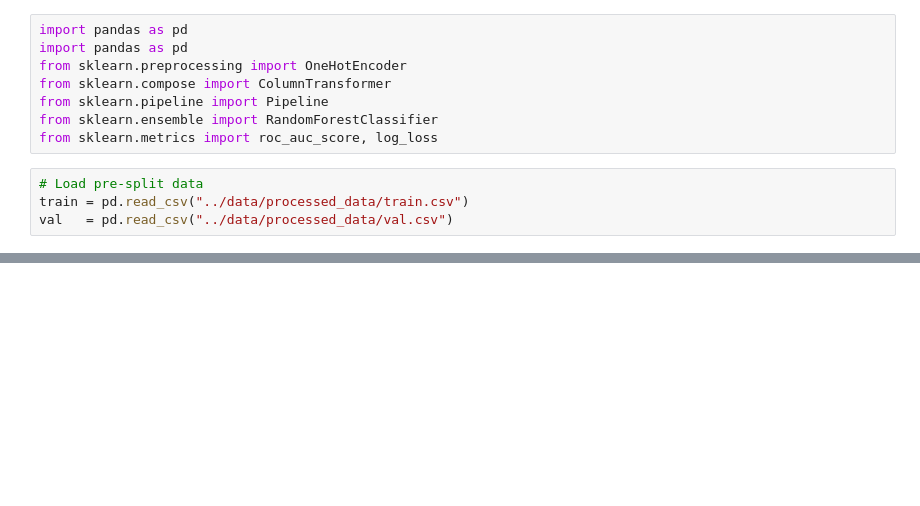
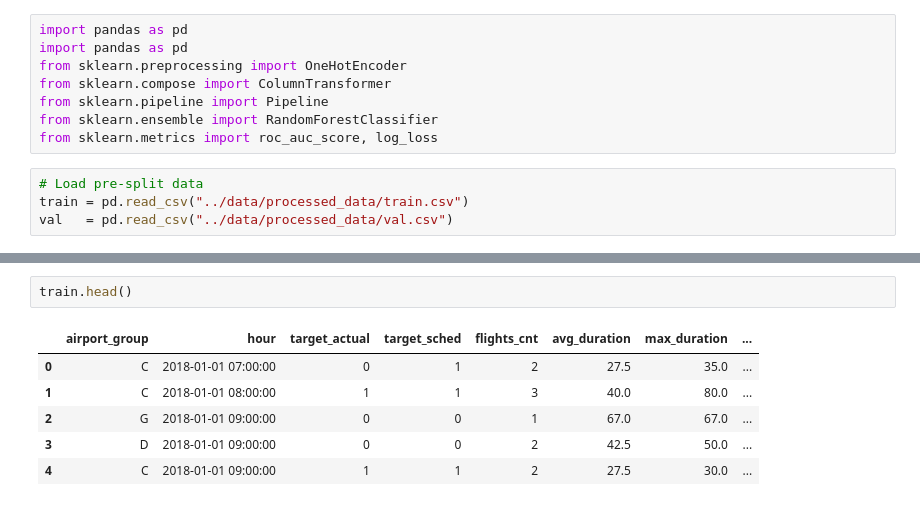
Before and after one commit to JakobBerg-Projects/avinor-ai, a Jupyter notebook: notebooks/03-modeling-jakob.ipynb, the cells around one changed output, grey strips where cells are left out. Cells and saved outputs as stored; diff of their text form; blank space fills up the shorter version.

```diff
--- a/notebooks/03-modeling-jakob.ipynb
+++ b/notebooks/03-modeling-jakob.ipynb
@@ -45,3 +45,12 @@ Baseline Log Loss: 0.6847221154281161
+# %%
+train.head()
+# %% [output]
+|  | airport_group | hour | target_actual | target_sched | flights_cnt | avg_duration | max_duration | ... |
+| 0 | C | 2018-01-01 07:00:00 | 0 | 1 | 2 | 27.5 | 35.0 | ... |
+| 1 | C | 2018-01-01 08:00:00 | 1 | 1 | 3 | 40.0 | 80.0 | ... |
+| 2 | G | 2018-01-01 09:00:00 | 0 | 0 | 1 | 67.0 | 67.0 | ... |
+| 3 | D | 2018-01-01 09:00:00 | 0 | 0 | 2 | 42.5 | 50.0 | ... |
+| 4 | C | 2018-01-01 09:00:00 | 1 | 1 | 2 | 27.5 | 30.0 | ... |
 # %%
 # Define features
 cat_cols = ["airport_group"]
```
Also changed, not shown: parts of 5 cells of this notebook, 2 other files.
